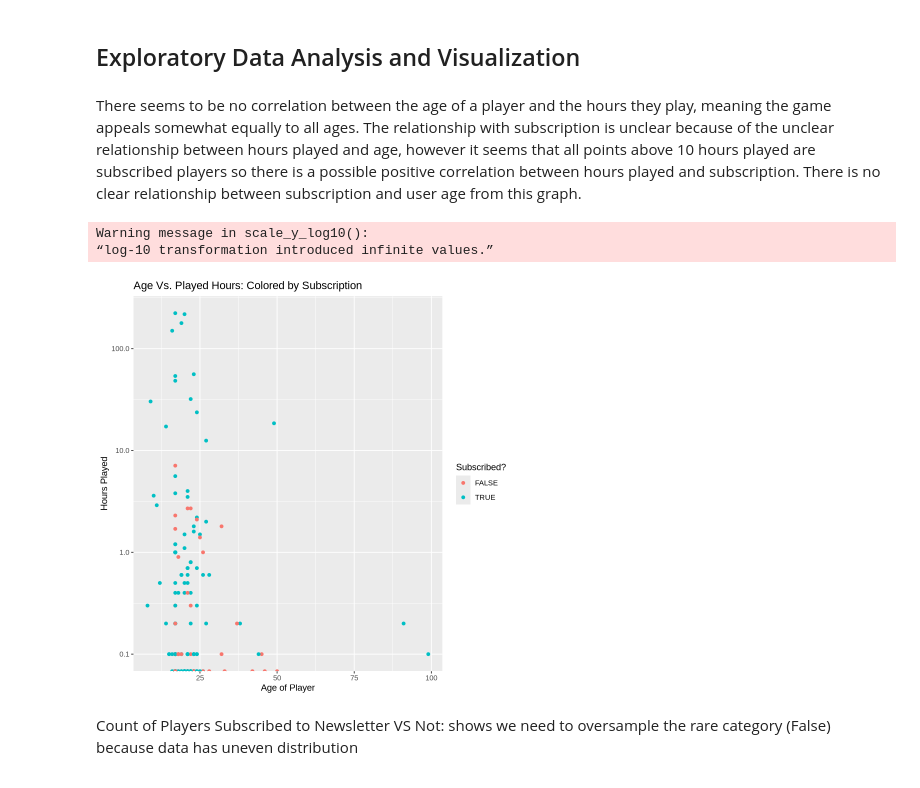
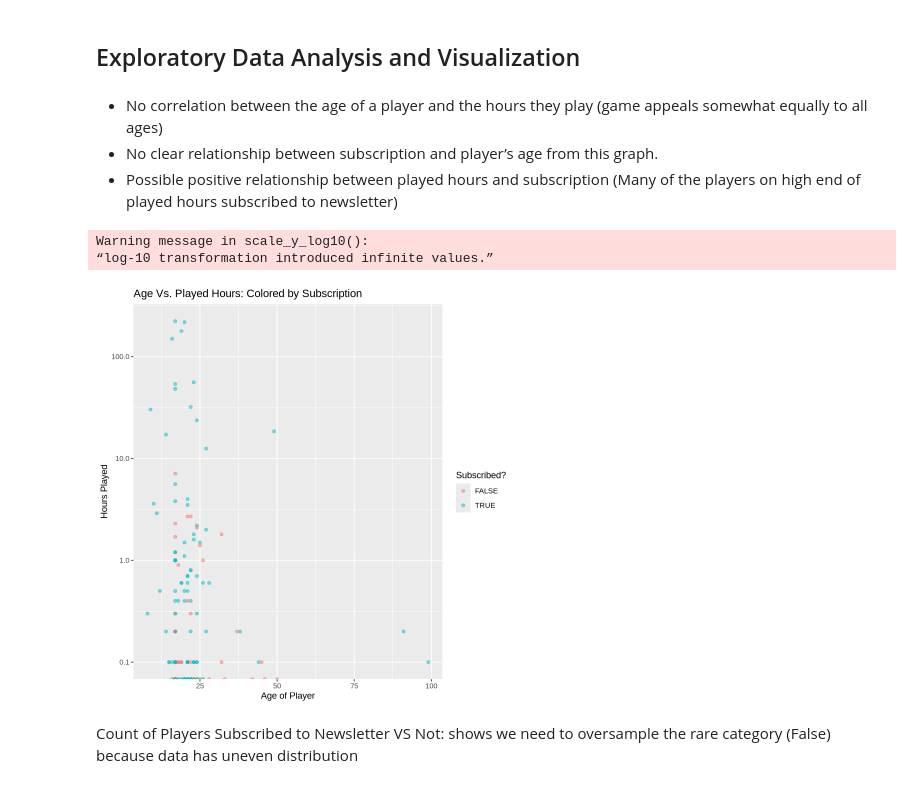
Before and after one commit to jedawelle/individual_project, a Jupyter notebook: project_planning_stages.ipynb, the cells around one changed output. Cells and saved outputs as stored; diff of their text form; code cells hidden in the pictures.

```diff
--- a/project_planning_stages.ipynb
+++ b/project_planning_stages.ipynb
@@ -289,20 +291,22 @@ A tibble: 6 × 2
 # %% [markdown]
 ## Exploratory Data Analysis and Visualization
 # %% [markdown]
-There seems to be no correlation between the age of a player and the hours they play, meaning the game appeals somewhat equally to all ages. The relationship with subscription is unclear because of the unclear relationship between hours played and age, however it seems that all points above 10 hours played are subscribed players so there is a possible positive correlation between hours played and subscription. There is no clear relationship between subscription and user age from this graph.
+- No correlation between the age of a player and the hours they play (game appeals somewhat equally to all ages)
+- No clear relationship between subscription and player’s age from this graph.
+- Possible positive relationship between played hours and subscription (Many of the players on high end of played hours subscribed to newsletter)
 # %%
 age_vs_played_hours <- players|>
-    ggplot(aes(x=age, y=played_hours, color=subscribe))+
-        geom_point() +
+    ggplot(aes(x=age, y=played_hours, color= subscribe))+
+        geom_point(alpha=0.5) +
         scale_y_log10() +
         labs(x="Age of Player", y="Hours Played", color="Subscribed?")+
         ggtitle("Age Vs. Played Hours: Colored by Subscription")
 
 age_vs_played_hours
 # %% [output]
 Warning message in scale_y_log10():
 “log-10 transformation introduced infinite values.”
-[figure, old version]
+[figure, new version]
 # %% [markdown]
 Count of Players Subscribed to Newsletter VS Not: shows we need to oversample the rare category (False) because data has uneven distribution
 # %%
```
Also changed, not shown: parts of 3 cells of this notebook.
